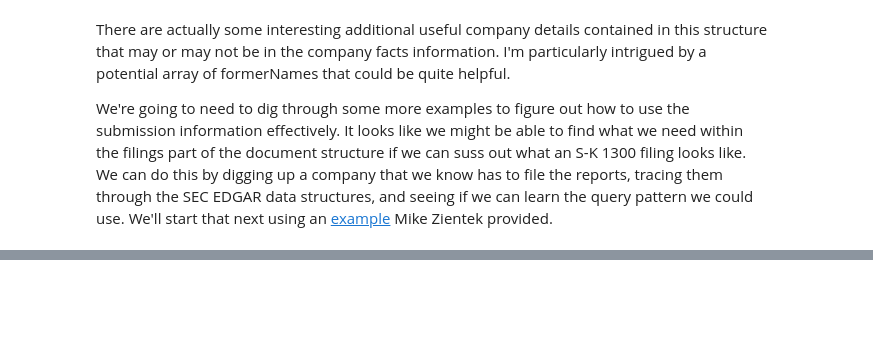
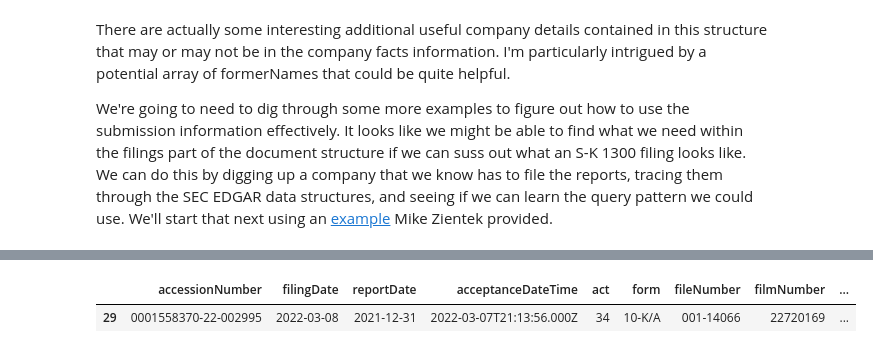
Before and after one commit to skybristol/experiments, a Jupyter notebook: SEC EDGAR.ipynb, the cells around one changed output, grey strips where cells are left out. Drawn from its saved outputs; the diff is of its cells as text; code cells hidden in the pictures; blank space fills up the shorter version.

```diff
--- a/SEC EDGAR.ipynb
+++ b/SEC EDGAR.ipynb
@@ -133,0 +290,5 @@ We're going to need to dig through some more examples to figure out how to use t
+# %%
+sample_company_filings[sample_company_filings.accessionNumber == "0001558370-22-002995"]
+# %% [output]
+|  | accessionNumber | filingDate | reportDate | acceptanceDateTime | act | form | fileNumber | filmNumber | ... |
+| 29 | 0001558370-22-002995 | 2022-03-08 | 2021-12-31 | 2022-03-07T21:13:56.000Z | 34 | 10-K/A | 001-14066 | 22720169 | ... |
```
Also changed, not shown: parts of 27 cells of this notebook.
